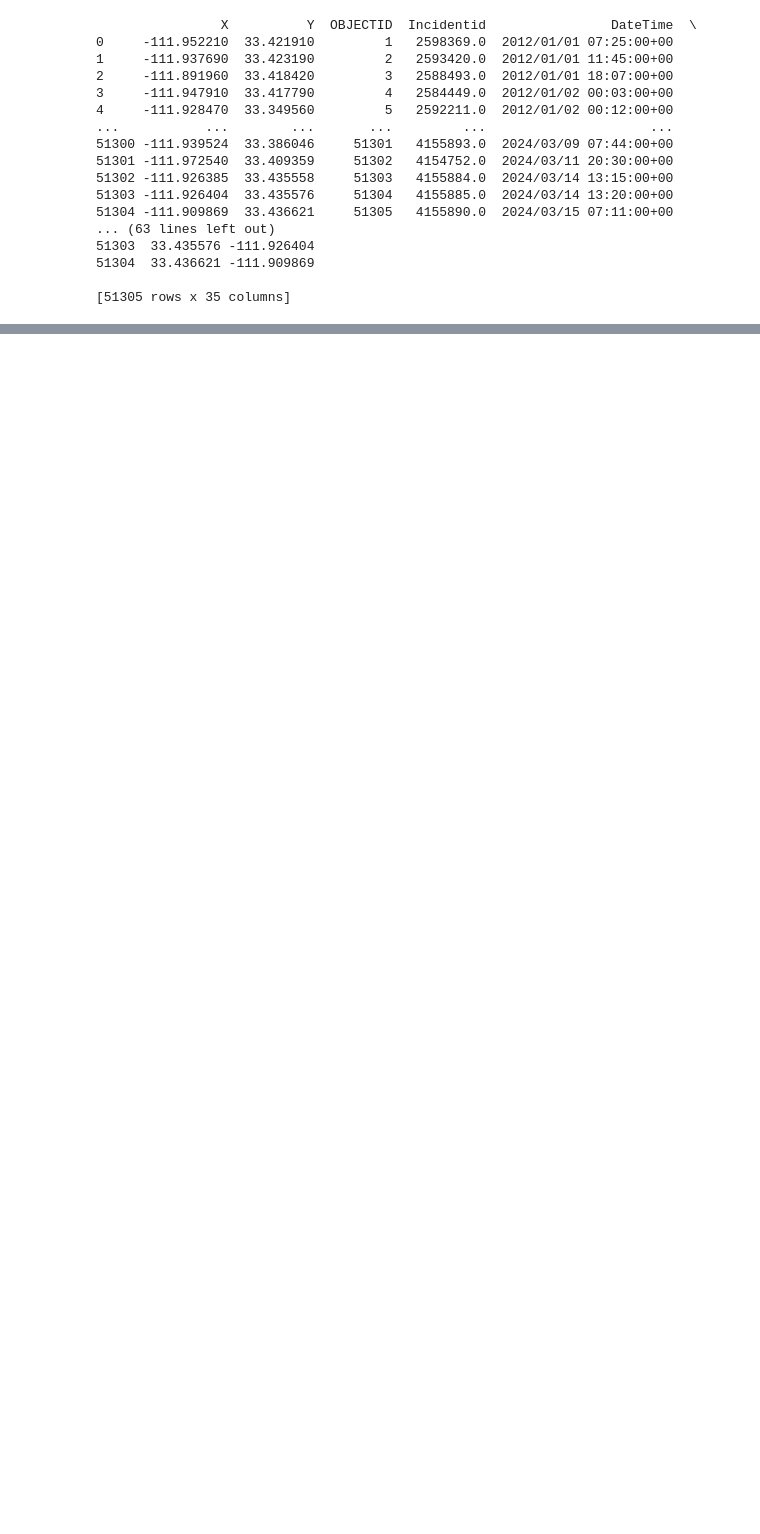
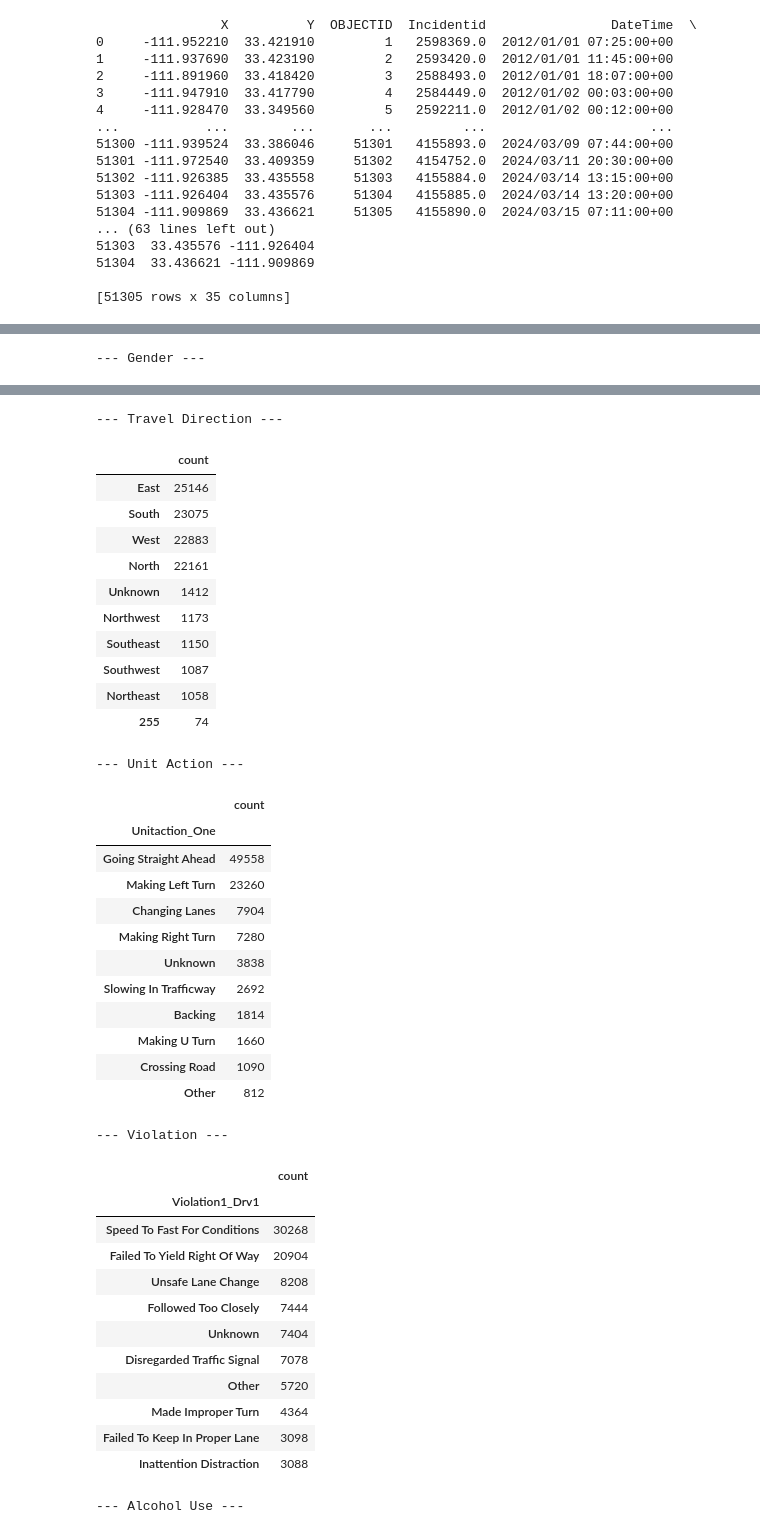
Before and after one commit to joshuadollison/CIS591, a Jupyter notebook: Team/Assignment1_EDA.ipynb, the cells around one changed output, grey strips where cells are left out. Cells and saved outputs as stored; diff of their text form; code cells hidden in the pictures; blank space fills up the shorter version.

```diff
--- a/Team/Assignment1_EDA.ipynb
+++ b/Team/Assignment1_EDA.ipynb
@@ -43,0 +108,22 @@ dtype: object
+# %%
+vals = {
+    'Unit Type': ['Unittype_One', 'Unittype_Two'],
+    'Gender': ['Gender_Drv1', 'Gender_Drv2'],
+    'Travel Direction': ['Traveldirection_One', 'Traveldirection_Two'],
+    'Unit Action': ['Unitaction_One', 'Unitaction_One'],
+    'Violation': ['Violation1_Drv1', 'Violation1_Drv1'],
+    'Alcohol Use': ['AlcoholUse_Drv1', 'AlcoholUse_Drv1'],
+    'Drug Use': ['DrugUse_Drv1', 'DrugUse_Drv1']
+}
+
+for label, (col1, col2) in vals.items():
+    series = pd.concat([
+        df[col1].dropna(),
+        df[col2].dropna()
+    ])
+
+    counts = series.value_counts().head(10)  # top 10 for readability
+
+    print(f"\n--- {label} ---")
+    pd.DataFrame(counts)
+# %% [output]
@@ -43,0 +136 @@ dtype: object
+--- Gender ---
@@ -43,0 +141,39 @@ dtype: object
+--- Travel Direction ---
+|  | count |
+| East | 25146 |
+| South | 23075 |
+| West | 22883 |
+| North | 22161 |
+| Unknown | 1412 |
+| Northwest | 1173 |
+| Southeast | 1150 |
+| Southwest | 1087 |
+| Northeast | 1058 |
+| 255 | 74 |
+--- Unit Action ---
+|  | count |
+| Unitaction_One |  |
+| Going Straight Ahead | 49558 |
+| Making Left Turn | 23260 |
+| Changing Lanes | 7904 |
+| Making Right Turn | 7280 |
+| Unknown | 3838 |
+| Slowing In Trafficway | 2692 |
+| Backing | 1814 |
+| Making U Turn | 1660 |
+| Crossing Road | 1090 |
+| Other | 812 |
+--- Violation ---
+|  | count |
+| Violation1_Drv1 |  |
+| Speed To Fast For Conditions | 30268 |
+| Failed To Yield Right Of Way | 20904 |
+| Unsafe Lane Change | 8208 |
+| Followed Too Closely | 7444 |
+| Unknown | 7404 |
+| Disregarded Traffic Signal | 7078 |
+| Other | 5720 |
+| Made Improper Turn | 4364 |
+| Failed To Keep In Proper Lane | 3098 |
+| Inattention Distraction | 3088 |
+--- Alcohol Use ---
```
Also changed, not shown: parts of 8 cells of this notebook, 4 other files.
